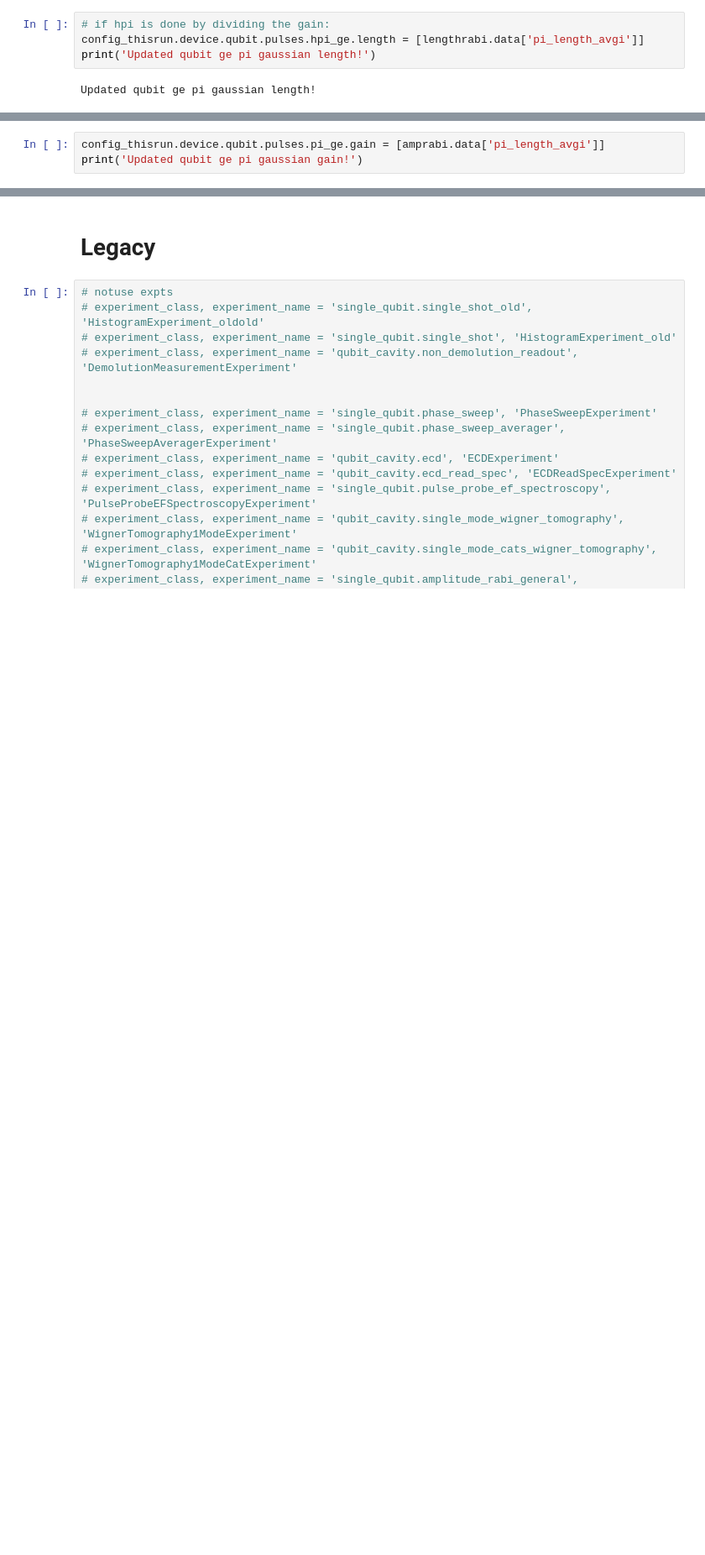
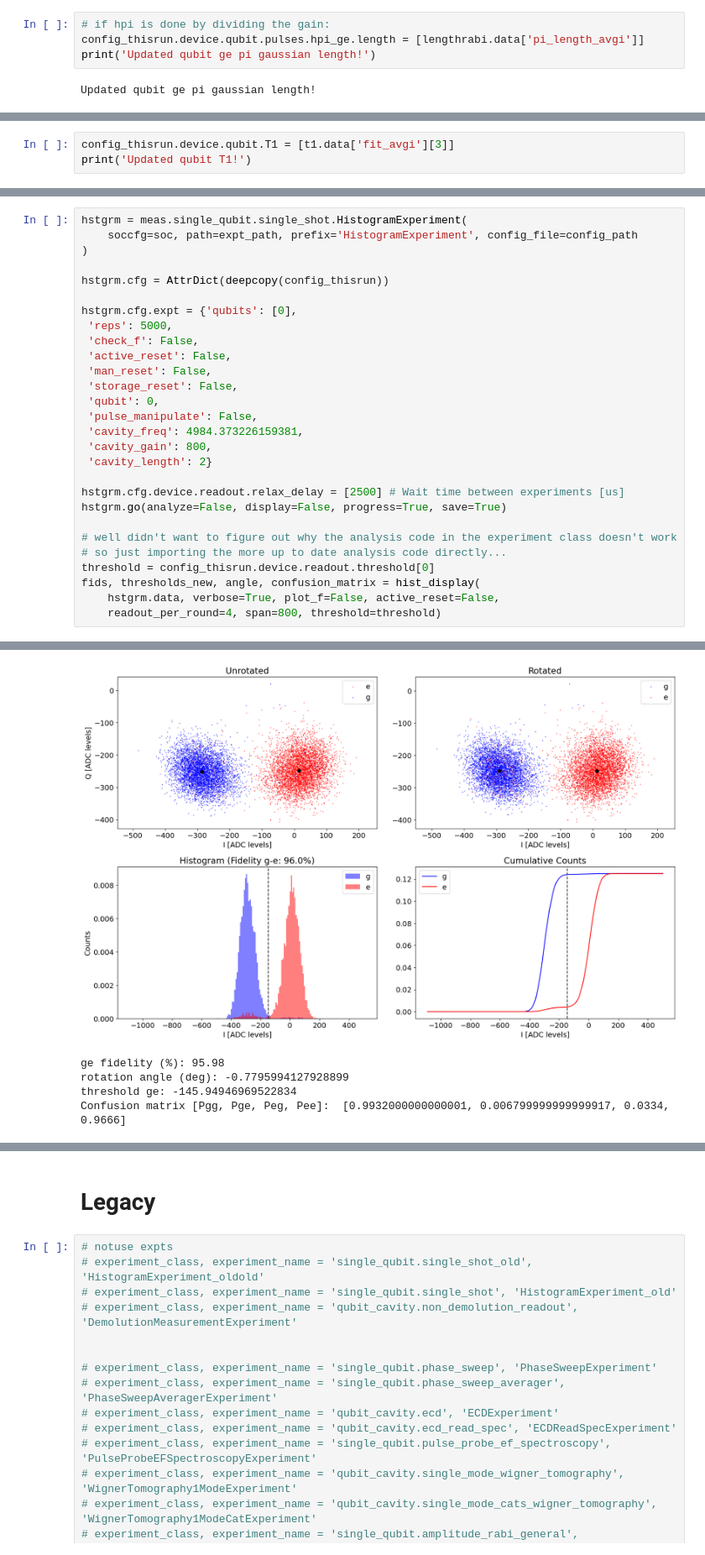
Before and after one commit to SchusterLab/multimode_expts, a Jupyter notebook: single_qubit_autocalibrate.ipynb, the cells around one changed output, grey strips where cells are left out. Shown at 84% size. Saved outputs shown, nothing was run; the diff lists cells and outputs as text; blank space fills up the shorter version.

```diff
--- a/single_qubit_autocalibrate.ipynb
+++ b/single_qubit_autocalibrate.ipynb
@@ -340,4 +387,4 @@ Pi gain from avgq data [dac units]: 791
 # %%
-config_thisrun.device.qubit.pulses.pi_ge.gain = [amprabi.data['pi_length_avgi']]
-print('Updated qubit ge pi gaussian gain!')
+config_thisrun.device.qubit.T1 = [t1.data['fit_avgi'][3]]
+print('Updated qubit T1!')
 # %% [output]
@@ -344,0 +413,29 @@ Updated qubit ge pi gaussian length!
+# %%
+hstgrm = meas.single_qubit.single_shot.HistogramExperiment(
+    soccfg=soc, path=expt_path, prefix='HistogramExperiment', config_file=config_path
+)
+
+hstgrm.cfg = AttrDict(deepcopy(config_thisrun))
+
+hstgrm.cfg.expt = {'qubits': [0],
+ 'reps': 5000,
+ 'check_f': False,
+ 'active_reset': False,
+ 'man_reset': False,
+ 'storage_reset': False,
+ 'qubit': 0,
+ 'pulse_manipulate': False,
+ 'cavity_freq': 4984.373226159381,
+ 'cavity_gain': 800,
+ 'cavity_length': 2}
+
+hstgrm.cfg.device.readout.relax_delay = [2500] # Wait time between experiments [us]
+hstgrm.go(analyze=False, display=False, progress=True, save=True)
+
+# well didn't want to figure out why the analysis code in the experiment class doesn't work
+# so just importing the more up to date analysis code directly...
+threshold = config_thisrun.device.readout.threshold[0]
+fids, thresholds_new, angle, confusion_matrix = hist_display(
+    hstgrm.data, verbose=True, plot_f=False, active_reset=False,
+    readout_per_round=4, span=800, threshold=threshold)
+# %% [output]
@@ -344,0 +450,5 @@ Updated qubit ge pi gaussian length!
+[figure, added]
+ge fidelity (%): 95.98
+rotation angle (deg): -0.7795994127928899
+threshold ge: -145.94946969522834
+Confusion matrix [Pgg, Pge, Peg, Pee]:  [0.9932000000000001, 0.006799999999999917, 0.0334, 0.9666]
```
Also changed, not shown: parts of 17 cells of this notebook.
